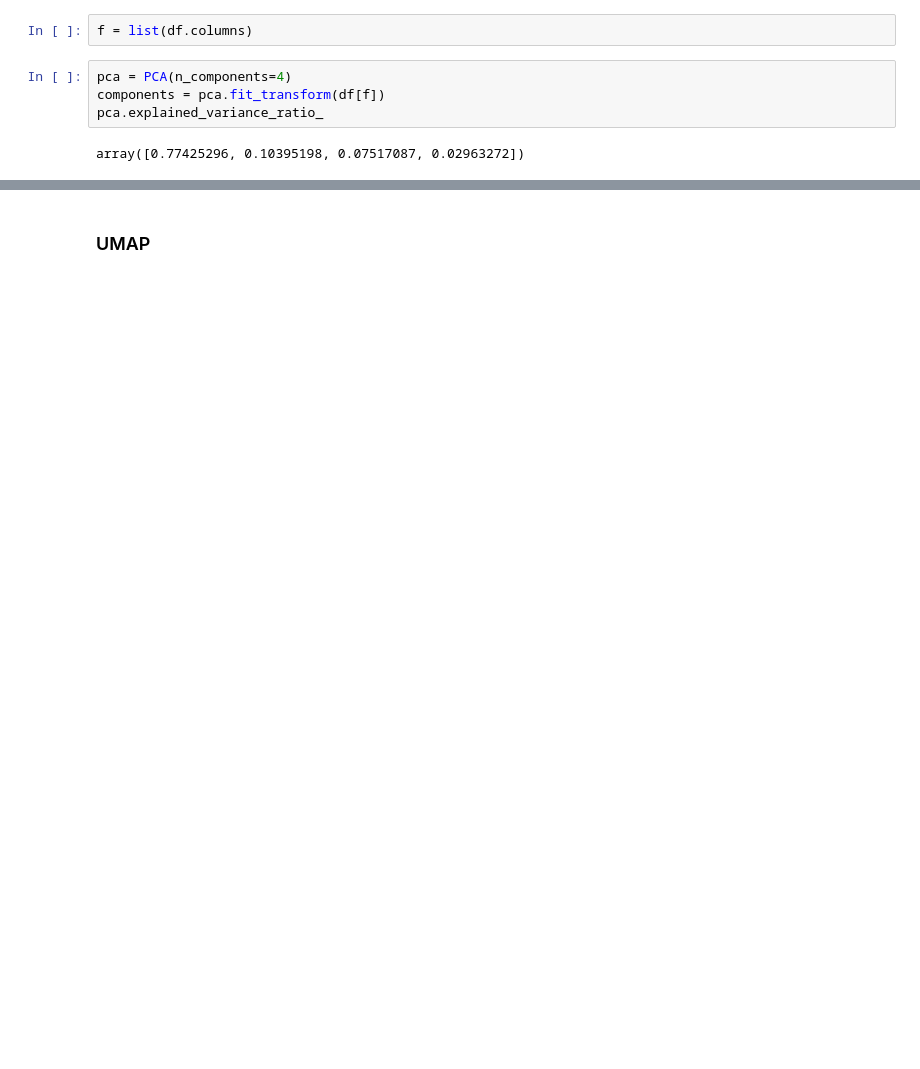
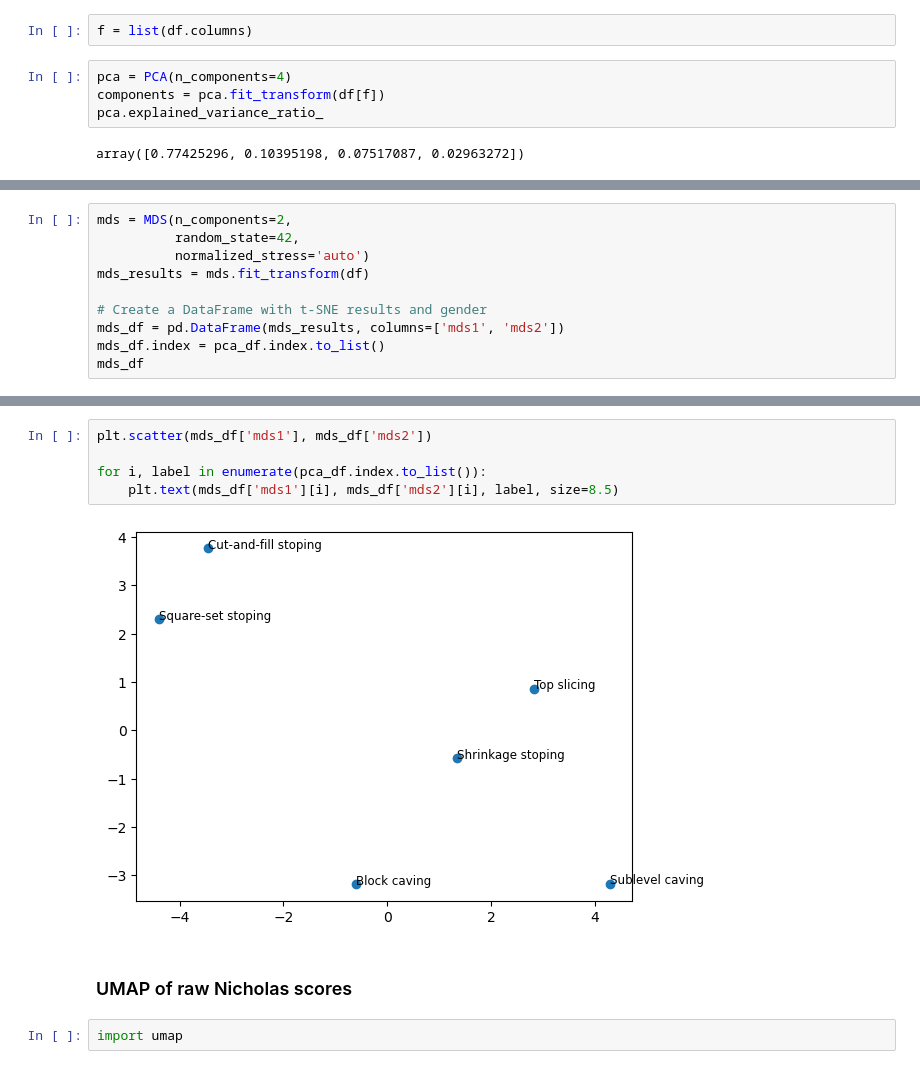
Before and after one commit to DimitarKaykov/Unsupervised-ML-for-Mining-method-selection, a Jupyter notebook: Nicholas mining method clustering.ipynb, the cells around one changed output, grey strips where cells are left out. Saved outputs shown, nothing was run; the diff lists cells and outputs as text; blank space fills up the shorter version.

```diff
--- a/Nicholas mining method clustering.ipynb
+++ b/Nicholas mining method clustering.ipynb
@@ -548,0 +615,10 @@ for i, label in enumerate(df.index):
+# %%
+mds = MDS(n_components=2,
+          random_state=42,
+          normalized_stress='auto')
+mds_results = mds.fit_transform(df)
+
+# Create a DataFrame with t-SNE results and gender
+mds_df = pd.DataFrame(mds_results, columns=['mds1', 'mds2'])
+mds_df.index = pca_df.index.to_list()
+mds_df
@@ -549,2 +633,11 @@ for i, label in enumerate(df.index):
+# %%
+plt.scatter(mds_df['mds1'], mds_df['mds2'])
+
+for i, label in enumerate(pca_df.index.to_list()):
+    plt.text(mds_df['mds1'][i], mds_df['mds2'][i], label, size=8.5)
+# %% [output]
+[figure, added]
 # %% [markdown]
-### UMAP
+### UMAP of raw Nicholas scores
+# %%
+import umap
```
Also changed, not shown: parts of 25 cells of this notebook.
